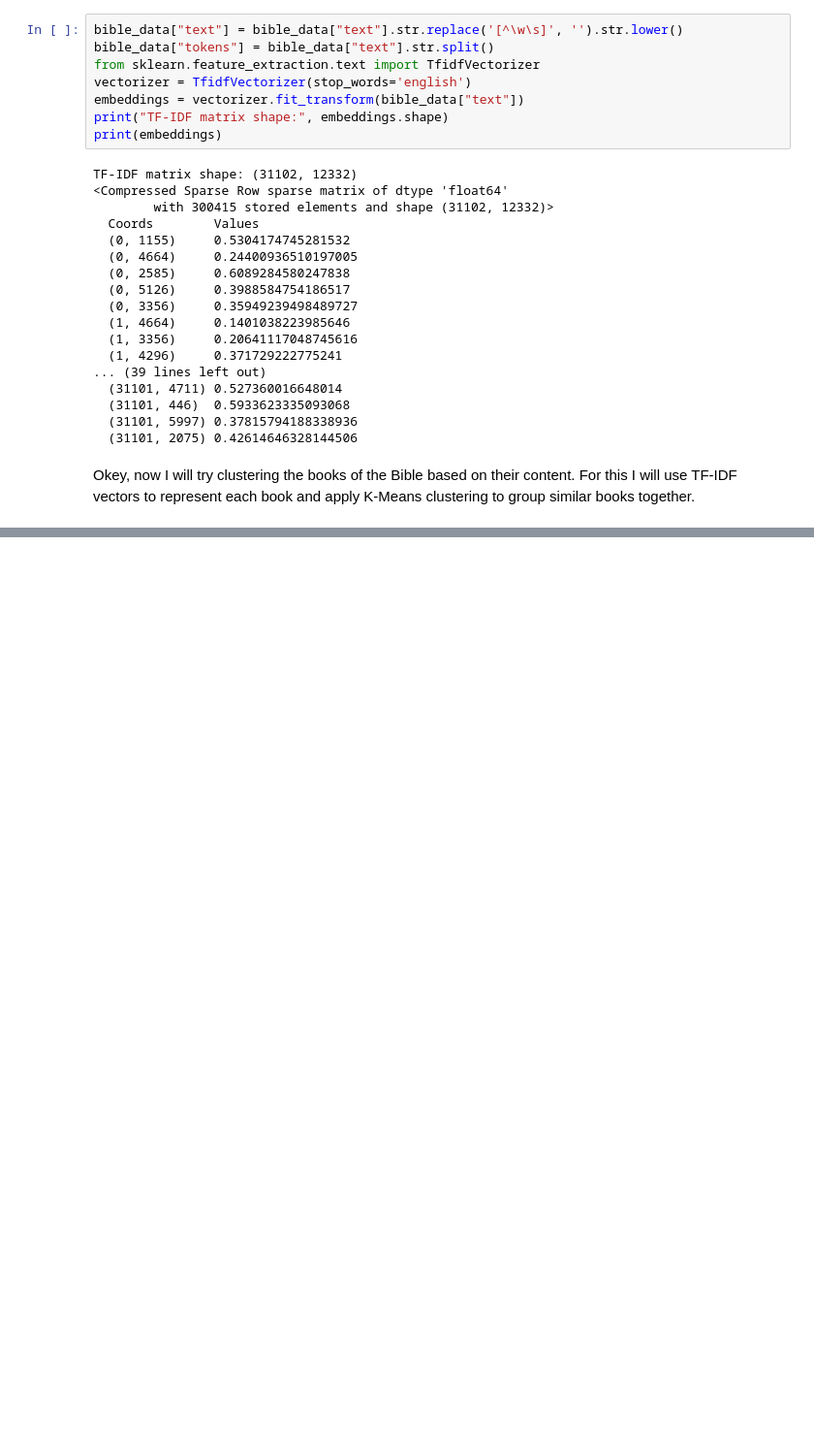
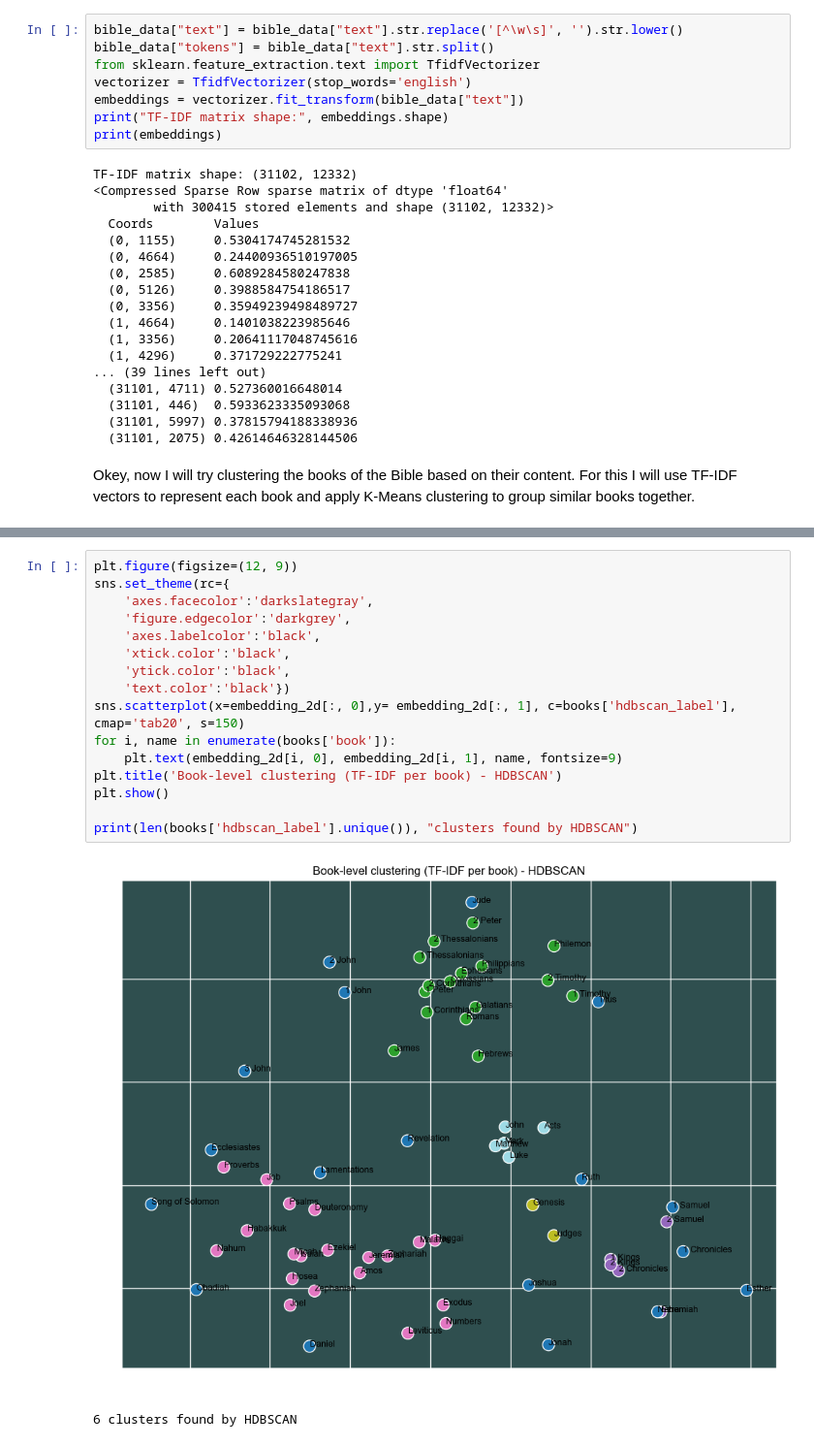
Before and after one commit to Semyazas/Bible-analysis, a Jupyter notebook: report/report.ipynb, the cells around one changed output, grey strips where cells are left out. Shown at 97% size. Drawn from its saved outputs; the diff is of its cells as text; blank space fills up the shorter version.

```diff
--- a/report/report.ipynb
+++ b/report/report.ipynb
@@ -193,3 +181,22 @@ embedding_2d:  (66, 2)
+# %%
+plt.figure(figsize=(12, 9))
+sns.set_theme(rc={
+    'axes.facecolor':'darkslategray',
+    'figure.edgecolor':'darkgrey',
+    'axes.labelcolor':'black',
+    'xtick.color':'black',
+    'ytick.color':'black',
+    'text.color':'black'})
+sns.scatterplot(x=embedding_2d[:, 0],y= embedding_2d[:, 1], c=books['hdbscan_label'], cmap='tab20', s=150)
+for i, name in enumerate(books['book']):
+    plt.text(embedding_2d[i, 0], embedding_2d[i, 1], name, fontsize=9)
+plt.title('Book-level clustering (TF-IDF per book) - HDBSCAN')
+plt.show()
+
+print(len(books['hdbscan_label'].unique()), "clusters found by HDBSCAN")
+# %% [output]
+[figure, added]
+6 clusters found by HDBSCAN
 # %%
 import umap
 import matplotlib.pyplot as plt
```
Also changed, not shown: parts of 5 cells of this notebook.
